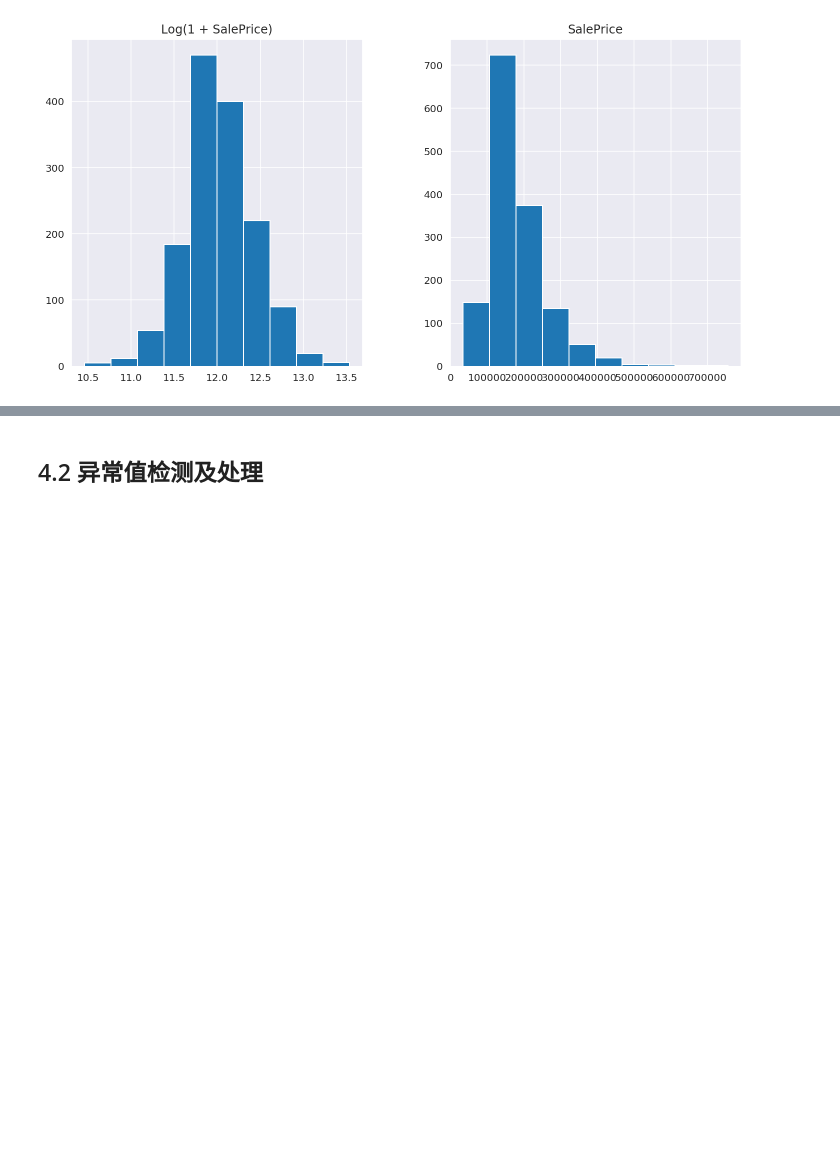
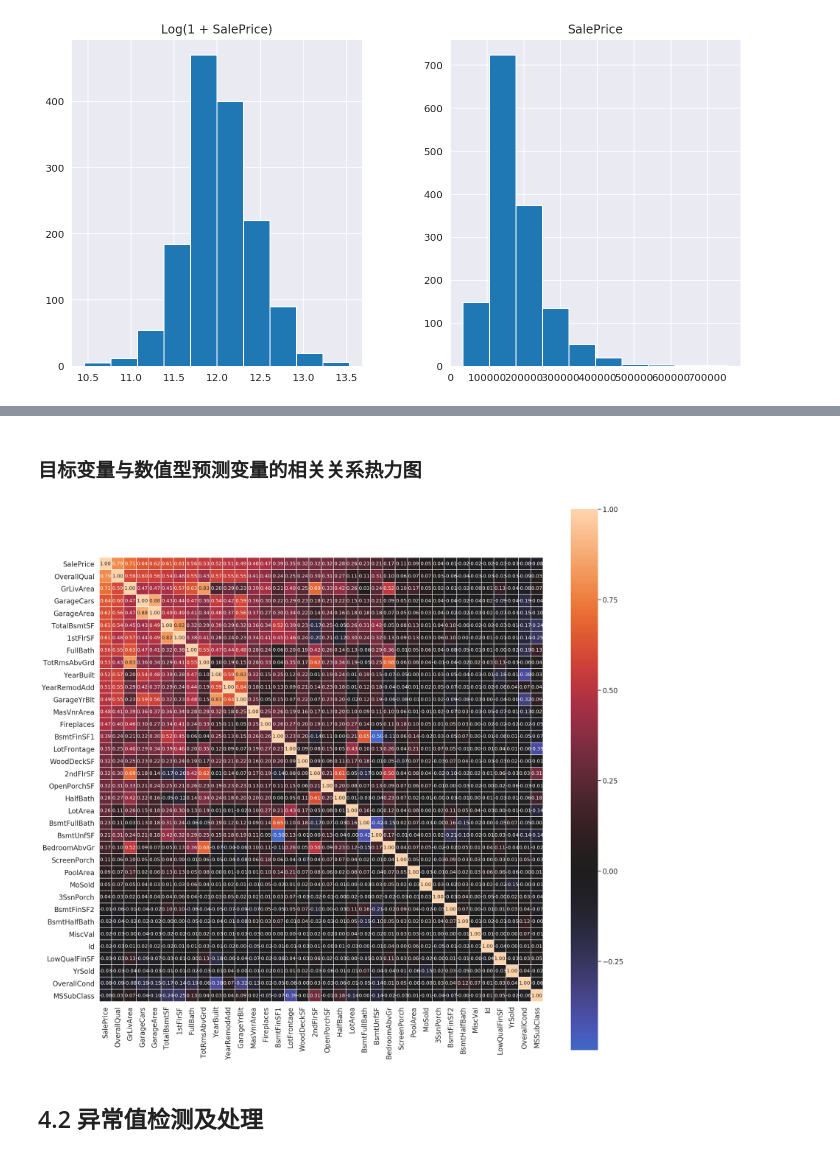
Before and after one commit to iangang/mlproj, a Jupyter notebook: projects/HousePrice/Stacked Regression.ipynb, the cells around one changed output, grey strips where cells are left out. Drawn from its saved outputs; the diff is of its cells as text; code cells hidden in the pictures; blank space fills up the shorter version.

Commit message:
housing price

```diff
--- a/projects/HousePrice/Stacked Regression.ipynb
+++ b/projects/HousePrice/Stacked Regression.ipynb
@@ -194,3 +223,21 @@ train["SalePrice"] = np.log1p(train["SalePrice"])
+# %% [markdown]
+### 目标变量与数值型预测变量的相关关系热力图
+# %%
+cols = corr_mat.nlargest(36, "SalePrice")["SalePrice"].index
+sub_train = train[cols]
+fig, ax = plt.subplots(figsize = (20, 20))
+sns.heatmap(sub_train.corr(),
+            square = True,
+            cbar = True,
+            annot = True,
+            fmt = ".2f",
+            annot_kws = {"size": 10},
+            #vmin = 0.0,
+            vmax = 1.0,
+            center = 0,
+            linewidths = 0.5);
+# %% [output]
+[figure, added]
 # %% [markdown]
 ## 4.2 异常值检测及处理
 # %%
```
Also changed, not shown: parts of 14 cells of this notebook, 10 other files.
